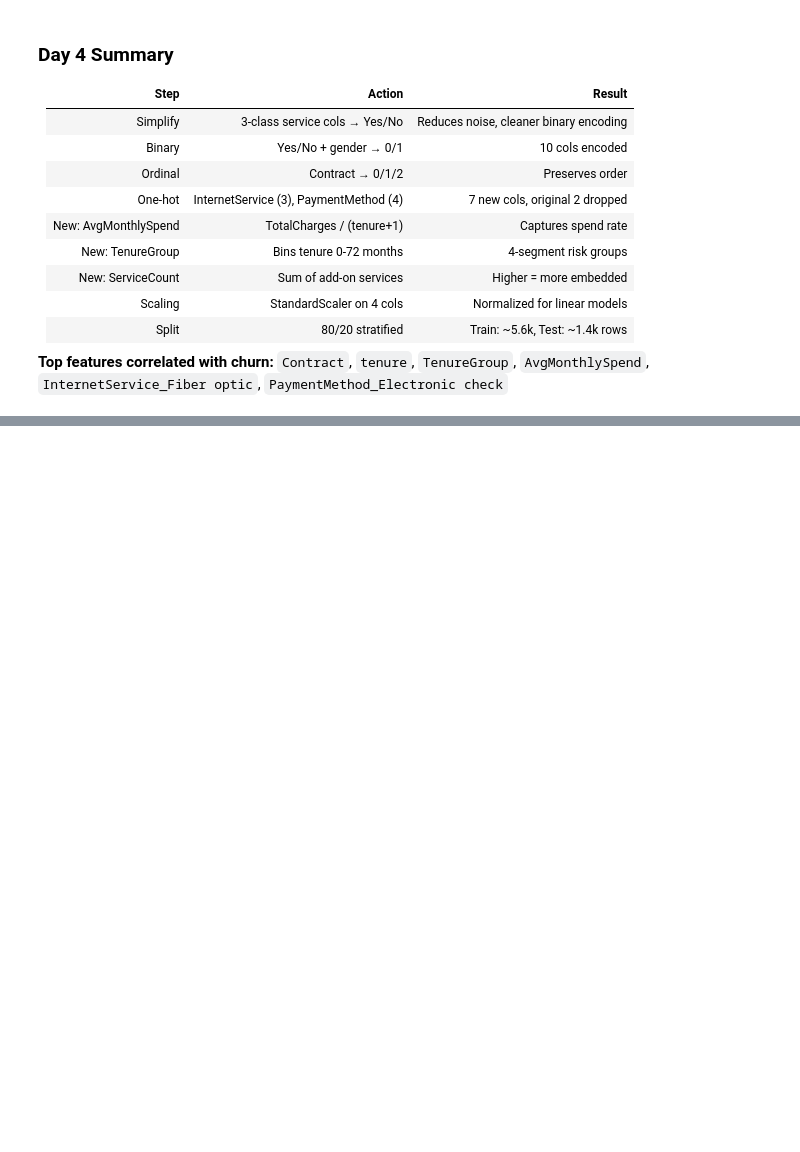
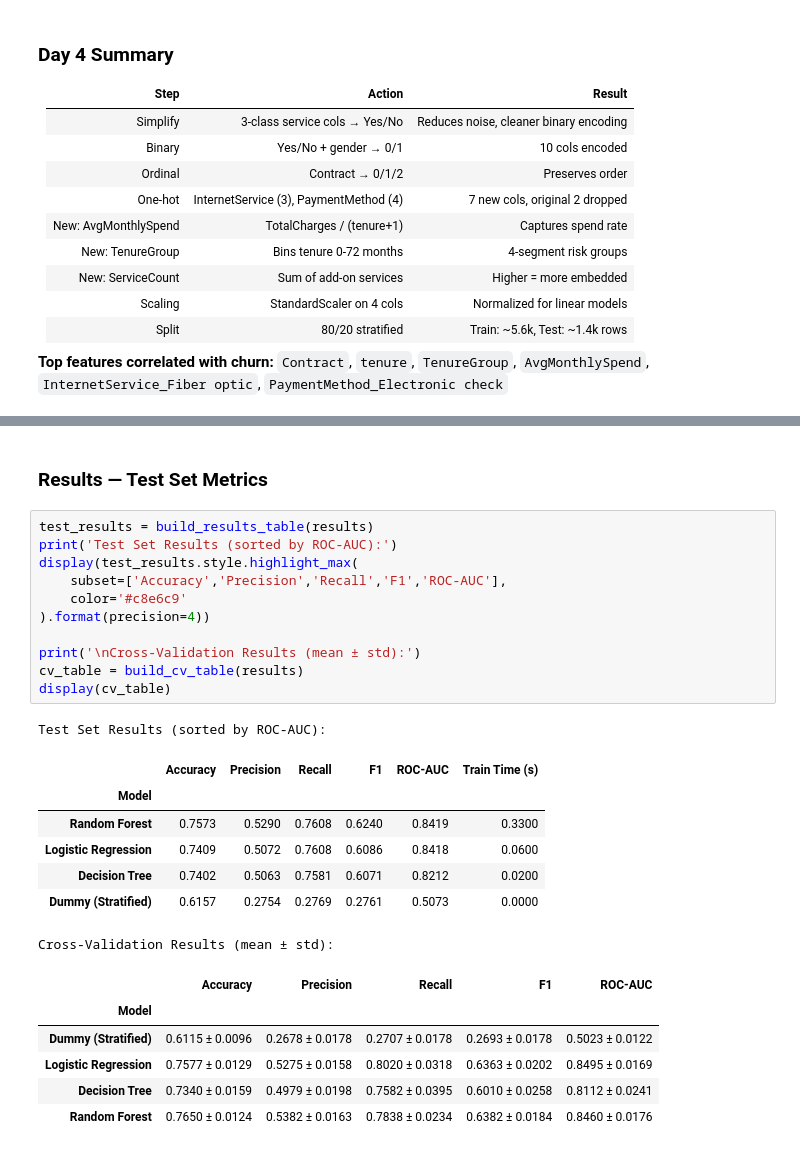
Before and after one commit to Spandana-hub/Customer_churn_prediction, a Jupyter notebook: notebooks/customer_churn_analysis.ipynb, the cells around one changed output, grey strips where cells are left out. Drawn from its saved outputs; the diff is of its cells as text; blank space fills up the shorter version.

```diff
--- a/notebooks/customer_churn_analysis.ipynb
+++ b/notebooks/customer_churn_analysis.ipynb
@@ -993,0 +1115,28 @@ All Day 4 outputs saved successfully!
+# %% [markdown]
+### Results — Test Set Metrics
+# %%
+test_results = build_results_table(results)
+print('Test Set Results (sorted by ROC-AUC):')
+display(test_results.style.highlight_max(
+    subset=['Accuracy','Precision','Recall','F1','ROC-AUC'],
+    color='#c8e6c9'
+).format(precision=4))
+
+print('\nCross-Validation Results (mean ± std):')
+cv_table = build_cv_table(results)
+display(cv_table)
+# %% [output]
+Test Set Results (sorted by ROC-AUC):
+|  | Accuracy | Precision | Recall | F1 | ROC-AUC | Train Time (s) |
+| Model |  |  |  |  |  |  |
+| Random Forest | 0.7573 | 0.5290 | 0.7608 | 0.6240 | 0.8419 | 0.3300 |
+| Logistic Regression | 0.7409 | 0.5072 | 0.7608 | 0.6086 | 0.8418 | 0.0600 |
+| Decision Tree | 0.7402 | 0.5063 | 0.7581 | 0.6071 | 0.8212 | 0.0200 |
+| Dummy (Stratified) | 0.6157 | 0.2754 | 0.2769 | 0.2761 | 0.5073 | 0.0000 |
+Cross-Validation Results (mean ± std):
+|  | Accuracy | Precision | Recall | F1 | ROC-AUC |
+| Model |  |  |  |  |  |
+| Dummy (Stratified) | 0.6115 ± 0.0096 | 0.2678 ± 0.0178 | 0.2707 ± 0.0178 | 0.2693 ± 0.0178 | 0.5023 ± 0.0122 |
+| Logistic Regression | 0.7577 ± 0.0129 | 0.5275 ± 0.0158 | 0.8020 ± 0.0318 | 0.6363 ± 0.0202 | 0.8495 ± 0.0169 |
+| Decision Tree | 0.7340 ± 0.0159 | 0.4979 ± 0.0198 | 0.7582 ± 0.0395 | 0.6010 ± 0.0258 | 0.8112 ± 0.0241 |
+| Random Forest | 0.7650 ± 0.0124 | 0.5382 ± 0.0163 | 0.7838 ± 0.0234 | 0.6382 ± 0.0184 | 0.8460 ± 0.0176 |
```
Also changed, not shown: parts of 15 cells of this notebook, 7 other files.
